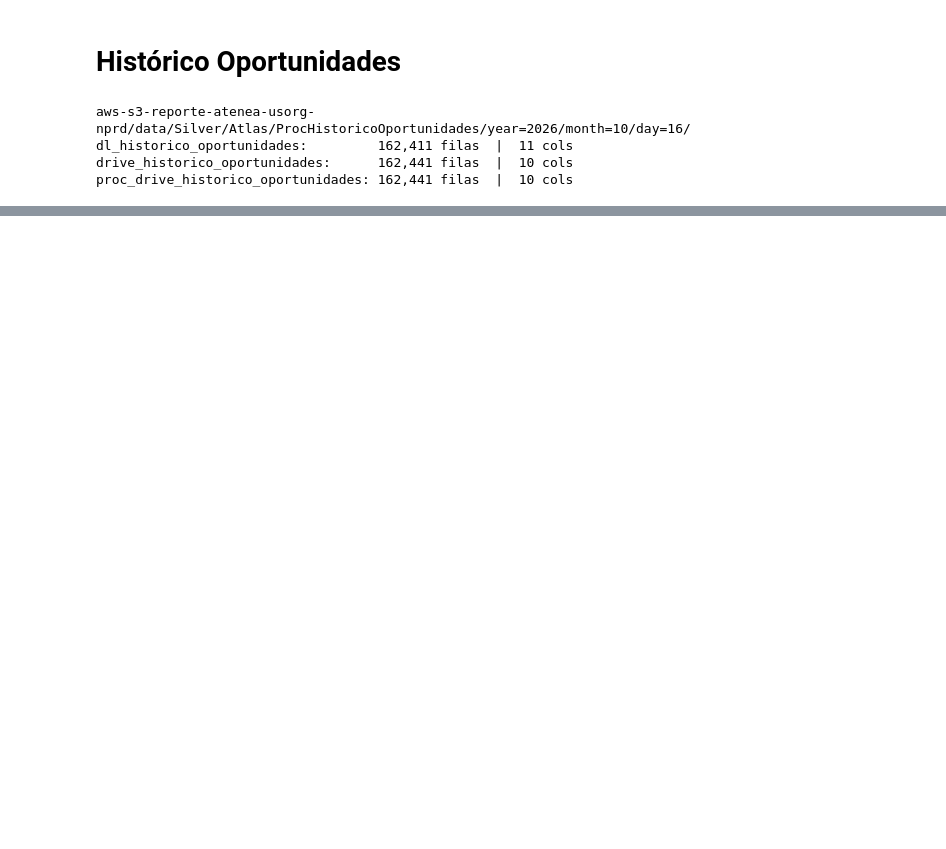
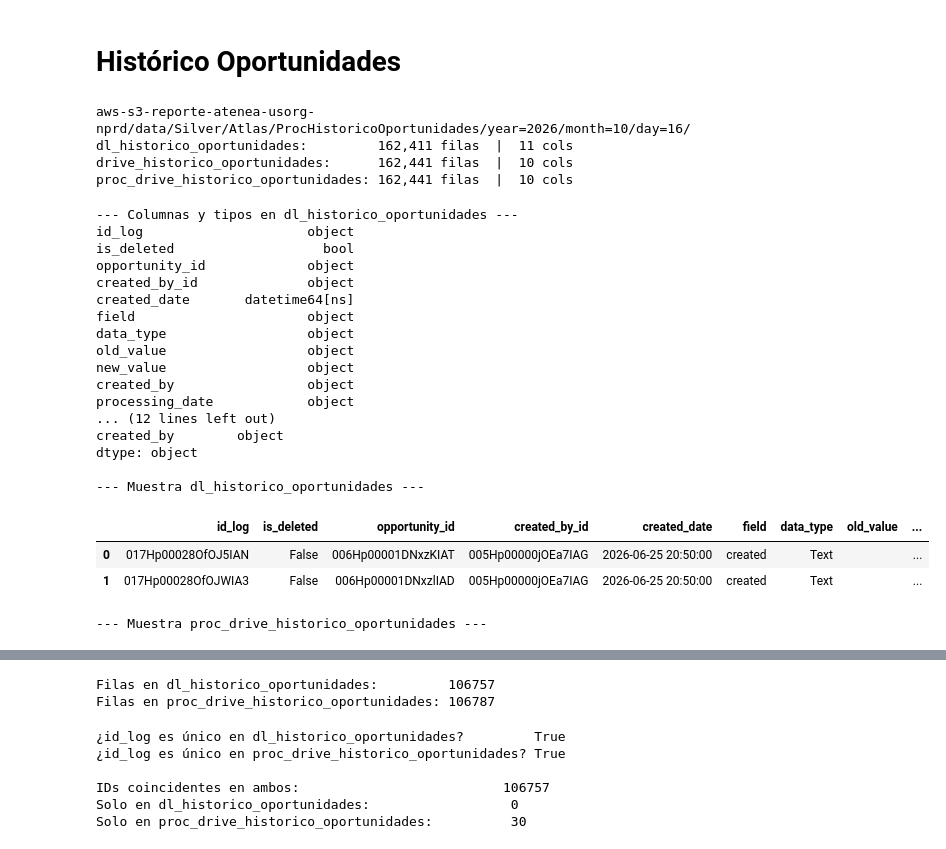
Before and after one commit to rene-aum/Atlas, a Jupyter notebook: CasosDeUso/CasosErick/carga_datalake.ipynb, the cells around one changed output, grey strips where cells are left out. Cells and saved outputs as stored; diff of their text form; code cells hidden in the pictures; blank space fills up the shorter version.

```diff
--- a/CasosDeUso/CasosErick/carga_datalake.ipynb
+++ b/CasosDeUso/CasosErick/carga_datalake.ipynb
@@ -1137,3 +1428,37 @@ aws-s3-reporte-atenea-usorg-nprd/data/Silver/Atlas/ProcHistoricoOportunidades/ye
 dl_historico_oportunidades:         162,411 filas  |  11 cols
 drive_historico_oportunidades:      162,441 filas  |  10 cols
 proc_drive_historico_oportunidades: 162,441 filas  |  10 cols
+# %%
+print("--- Columnas y tipos en dl_historico_oportunidades ---")
+print(dl_historico_oportunidades.dtypes)
+
+print("\n--- Columnas y tipos en proc_drive_historico_oportunidades ---")
+print(proc_drive_historico_oportunidades.dtypes)
+
+print("\n--- Muestra dl_historico_oportunidades ---")
+display(dl_historico_oportunidades.head(2))
+
+print("\n--- Muestra proc_drive_historico_oportunidades ---")
+display(proc_drive_historico_oportunidades.head(2))
+# %% [output]
+--- Columnas y tipos en dl_historico_oportunidades ---
+id_log                     object
+is_deleted                   bool
+opportunity_id             object
+created_by_id              object
+created_date       datetime64[ns]
+field                      object
+data_type                  object
+old_value                  object
+new_value                  object
+created_by                 object
+processing_date            object
+... (12 lines left out)
+created_by        object
+dtype: object
+
+--- Muestra dl_historico_oportunidades ---
+|  | id_log | is_deleted | opportunity_id | created_by_id | created_date | field | data_type | old_value | ... |
+| 0 | 017Hp00028OfOJ5IAN | False | 006Hp00001DNxzKIAT | 005Hp00000jOEa7IAG | 2026-06-25 20:50:00 | created | Text |  | ... |
+| 1 | 017Hp00028OfOJWIA3 | False | 006Hp00001DNxzlIAD | 005Hp00000jOEa7IAG | 2026-06-25 20:50:00 | created | Text |  | ... |
+--- Muestra proc_drive_historico_oportunidades ---
@@ -1139,0 +1468,38 @@ proc_drive_historico_oportunidades: 162,441 filas  |  10 cols
+# %%
+import pandas as pd
+
+fecha_corte = '2026-08-17'
+
+# 1. Asegurar formato datetime para filtrar
+dl_historico_oportunidades['created_date'] = pd.to_datetime(dl_historico_oportunidades['created_date'], errors='coerce')
+proc_drive_historico_oportunidades['created_date'] = pd.to_datetime(proc_drive_historico_oportunidades['created_date'], errors='coerce')
+
+# 2. Filtrar a partir del 17 de agosto de 2026
+dl_historico_oportunidades = dl_historico_oportunidades[dl_historico_oportunidades['created_date'] >= fecha_corte]
+proc_drive_historico_oportunidades = proc_drive_historico_oportunidades[proc_drive_historico_oportunidades['created_date'] >= fecha_corte]
+
+# 3. Mostrar conteos resultantes
+print("Filas en dl_historico_oportunidades:        ", len(dl_historico_oportunidades))
+print("Filas en proc_drive_historico_oportunidades:", len(proc_drive_historico_oportunidades))
+# %% [output]
+Filas en dl_historico_oportunidades:         106757
+Filas en proc_drive_historico_oportunidades: 106787
+# %%
+# 1. Validar unicidad de id_log
+print(f"¿id_log es único en dl_historico_oportunidades?         {dl_historico_oportunidades['id_log'].is_unique}")
+print(f"¿id_log es único en proc_drive_historico_oportunidades? {proc_drive_historico_oportunidades['id_log'].is_unique}")
+
+# 2. Evaluar existencia y coincidencia de IDs
+ids_dl = set(dl_historico_oportunidades['id_log'].dropna())
+ids_proc = set(proc_drive_historico_oportunidades['id_log'].dropna())
+
+print("\nIDs coincidentes en ambos:                         ", len(ids_dl & ids_proc))
+print("Solo en dl_historico_oportunidades:                 ", len(ids_dl - ids_proc))
+print("Solo en proc_drive_historico_oportunidades:         ", len(ids_proc - ids_dl))
+# %% [output]
+¿id_log es único en dl_historico_oportunidades?         True
+¿id_log es único en proc_drive_historico_oportunidades? True
+
+IDs coincidentes en ambos:                          106757
+Solo en dl_historico_oportunidades:                  0
+Solo en proc_drive_historico_oportunidades:          30
```
Also changed, not shown: parts of 12 cells of this notebook.
